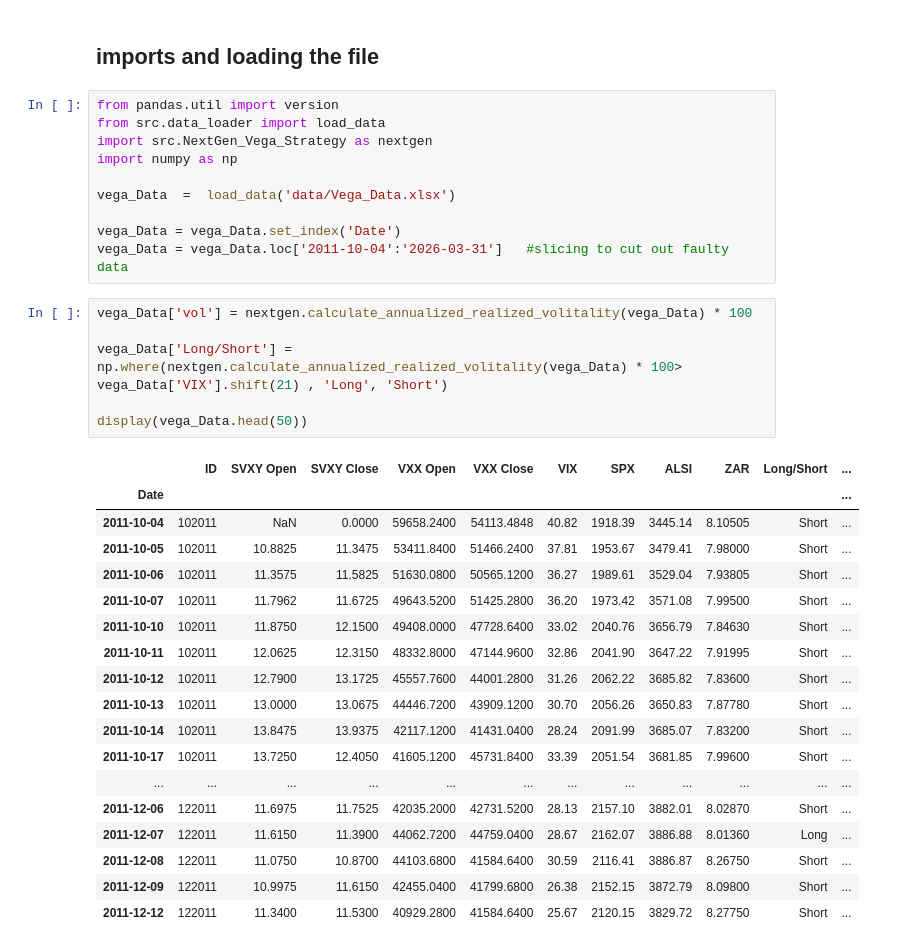
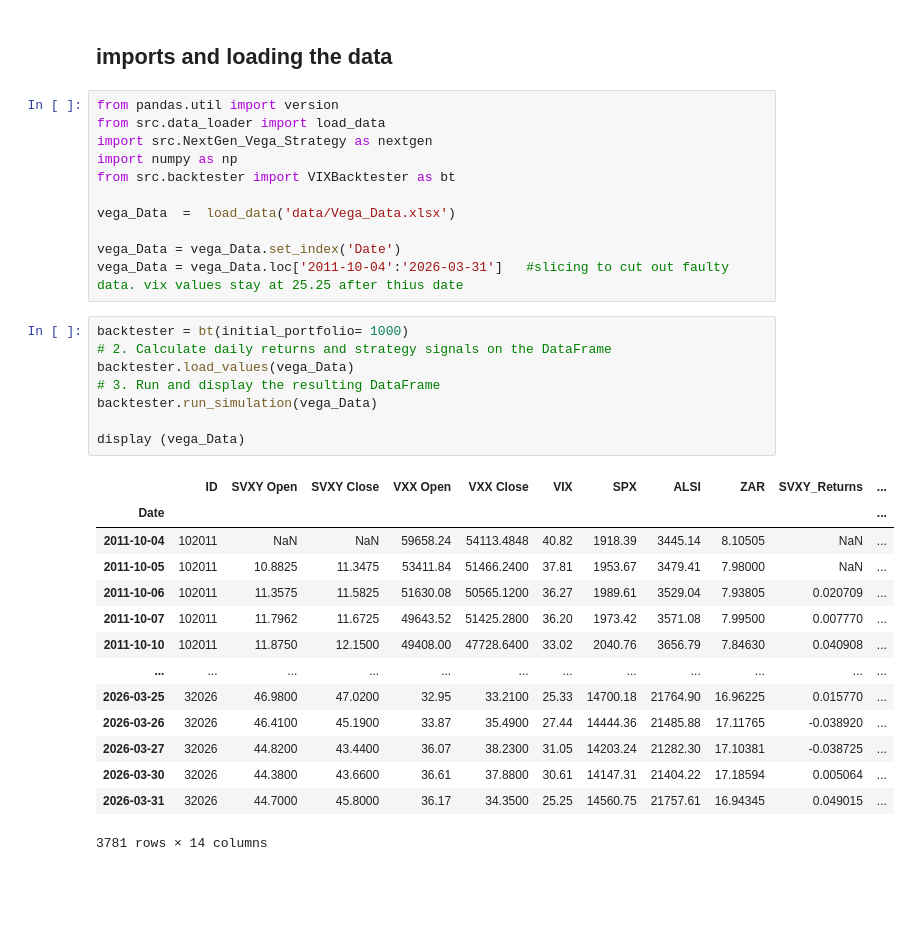
Before and after one commit to julian-olivier/VIX_Trading_Strategy, a Jupyter notebook: main.ipynb, the cells around one changed output. Saved outputs shown, nothing was run; the diff lists cells and outputs as text; blank space fills up the shorter version.

Commit message:
-added skeleton for back test
  - only shorts and longs entire portfolio
  - plots the portfolio vs time
  - added data

```diff
--- a/main.ipynb
+++ b/main.ipynb
@@ -1,37 +1,36 @@
 # %% [markdown]
-## imports and loading the file
+## imports and loading the data
 # %%
 from pandas.util import version
 from src.data_loader import load_data
 import src.NextGen_Vega_Strategy as nextgen
 import numpy as np
+from src.backtester import VIXBacktester as bt
 
 vega_Data  =  load_data('data/Vega_Data.xlsx')
 
 vega_Data = vega_Data.set_index('Date')
-vega_Data = vega_Data.loc['2011-10-04':'2026-03-31']   #slicing to cut out faulty data
+vega_Data = vega_Data.loc['2011-10-04':'2026-03-31']   #slicing to cut out faulty data. vix values stay at 25.25 after thius date
 # %%
-vega_Data['vol'] = nextgen.calculate_annualized_realized_volitality(vega_Data) * 100
+backtester = bt(initial_portfolio= 1000)
+# 2. Calculate daily returns and strategy signals on the DataFrame
+backtester.load_values(vega_Data)
+# 3. Run and display the resulting DataFrame
+backtester.run_simulation(vega_Data)
 
-vega_Data['Long/Short'] = np.where(nextgen.calculate_annualized_realized_volitality(vega_Data) * 100> vega_Data['VIX'].shift(21) , 'Long', 'Short')
-
-display(vega_Data.head(50))
+display (vega_Data)
 # %% [output]
-|  | ID | SVXY Open | SVXY Close | VXX Open | VXX Close | VIX | SPX | ALSI | ZAR | Long/Short | ... |
+|  | ID | SVXY Open | SVXY Close | VXX Open | VXX Close | VIX | SPX | ALSI | ZAR | SVXY_Returns | ... |
 | Date |  |  |  |  |  |  |  |  |  |  | ... |
-| 2011-10-04 | 102011 | NaN | 0.0000 | 59658.2400 | 54113.4848 | 40.82 | 1918.39 | 3445.14 | 8.10505 | Short | ... |
-| 2011-10-05 | 102011 | 10.8825 | 11.3475 | 53411.8400 | 51466.2400 | 37.81 | 1953.67 | 3479.41 | 7.98000 | Short | ... |
-| 2011-10-06 | 102011 | 11.3575 | 11.5825 | 51630.0800 | 50565.1200 | 36.27 | 1989.61 | 3529.04 | 7.93805 | Short | ... |
-| 2011-10-07 | 102011 | 11.7962 | 11.6725 | 49643.5200 | 51425.2800 | 36.20 | 1973.42 | 3571.08 | 7.99500 | Short | ... |
-| 2011-10-10 | 102011 | 11.8750 | 12.1500 | 49408.0000 | 47728.6400 | 33.02 | 2040.76 | 3656.79 | 7.84630 | Short | ... |
-| 2011-10-11 | 102011 | 12.0625 | 12.3150 | 48332.8000 | 47144.9600 | 32.86 | 2041.90 | 3647.22 | 7.91995 | Short | ... |
-| 2011-10-12 | 102011 | 12.7900 | 13.1725 | 45557.7600 | 44001.2800 | 31.26 | 2062.22 | 3685.82 | 7.83600 | Short | ... |
-| 2011-10-13 | 102011 | 13.0000 | 13.0675 | 44446.7200 | 43909.1200 | 30.70 | 2056.26 | 3650.83 | 7.87780 | Short | ... |
-| 2011-10-14 | 102011 | 13.8475 | 13.9375 | 42117.1200 | 41431.0400 | 28.24 | 2091.99 | 3685.07 | 7.83200 | Short | ... |
-| 2011-10-17 | 102011 | 13.7250 | 12.4050 | 41605.1200 | 45731.8400 | 33.39 | 2051.54 | 3681.85 | 7.99600 | Short | ... |
+| 2011-10-04 | 102011 | NaN | NaN | 59658.24 | 54113.4848 | 40.82 | 1918.39 | 3445.14 | 8.10505 | NaN | ... |
+| 2011-10-05 | 102011 | 10.8825 | 11.3475 | 53411.84 | 51466.2400 | 37.81 | 1953.67 | 3479.41 | 7.98000 | NaN | ... |
+| 2011-10-06 | 102011 | 11.3575 | 11.5825 | 51630.08 | 50565.1200 | 36.27 | 1989.61 | 3529.04 | 7.93805 | 0.020709 | ... |
+| 2011-10-07 | 102011 | 11.7962 | 11.6725 | 49643.52 | 51425.2800 | 36.20 | 1973.42 | 3571.08 | 7.99500 | 0.007770 | ... |
+| 2011-10-10 | 102011 | 11.8750 | 12.1500 | 49408.00 | 47728.6400 | 33.02 | 2040.76 | 3656.79 | 7.84630 | 0.040908 | ... |
 | ... | ... | ... | ... | ... | ... | ... | ... | ... | ... | ... | ... |
-| 2011-12-06 | 122011 | 11.6975 | 11.7525 | 42035.2000 | 42731.5200 | 28.13 | 2157.10 | 3882.01 | 8.02870 | Short | ... |
-| 2011-12-07 | 122011 | 11.6150 | 11.3900 | 44062.7200 | 44759.0400 | 28.67 | 2162.07 | 3886.88 | 8.01360 | Long | ... |
-| 2011-12-08 | 122011 | 11.0750 | 10.8700 | 44103.6800 | 41584.6400 | 30.59 | 2116.41 | 3886.87 | 8.26750 | Short | ... |
-| 2011-12-09 | 122011 | 10.9975 | 11.6150 | 42455.0400 | 41799.6800 | 26.38 | 2152.15 | 3872.79 | 8.09800 | Short | ... |
-| 2011-12-12 | 122011 | 11.3400 | 11.5300 | 40929.2800 | 41584.6400 | 25.67 | 2120.15 | 3829.72 | 8.27750 | Short | ... |
+| 2026-03-25 | 32026 | 46.9800 | 47.0200 | 32.95 | 33.2100 | 25.33 | 14700.18 | 21764.90 | 16.96225 | 0.015770 | ... |
+| 2026-03-26 | 32026 | 46.4100 | 45.1900 | 33.87 | 35.4900 | 27.44 | 14444.36 | 21485.88 | 17.11765 | -0.038920 | ... |
+| 2026-03-27 | 32026 | 44.8200 | 43.4400 | 36.07 | 38.2300 | 31.05 | 14203.24 | 21282.30 | 17.10381 | -0.038725 | ... |
+| 2026-03-30 | 32026 | 44.3800 | 43.6600 | 36.61 | 37.8800 | 30.61 | 14147.31 | 21404.22 | 17.18594 | 0.005064 | ... |
+| 2026-03-31 | 32026 | 44.7000 | 45.8000 | 36.17 | 34.3500 | 25.25 | 14560.75 | 21757.61 | 16.94345 | 0.049015 | ... |
+3781 rows × 14 columns
```
Also changed, not shown: parts of 2 cells of this notebook, 3 other files.
